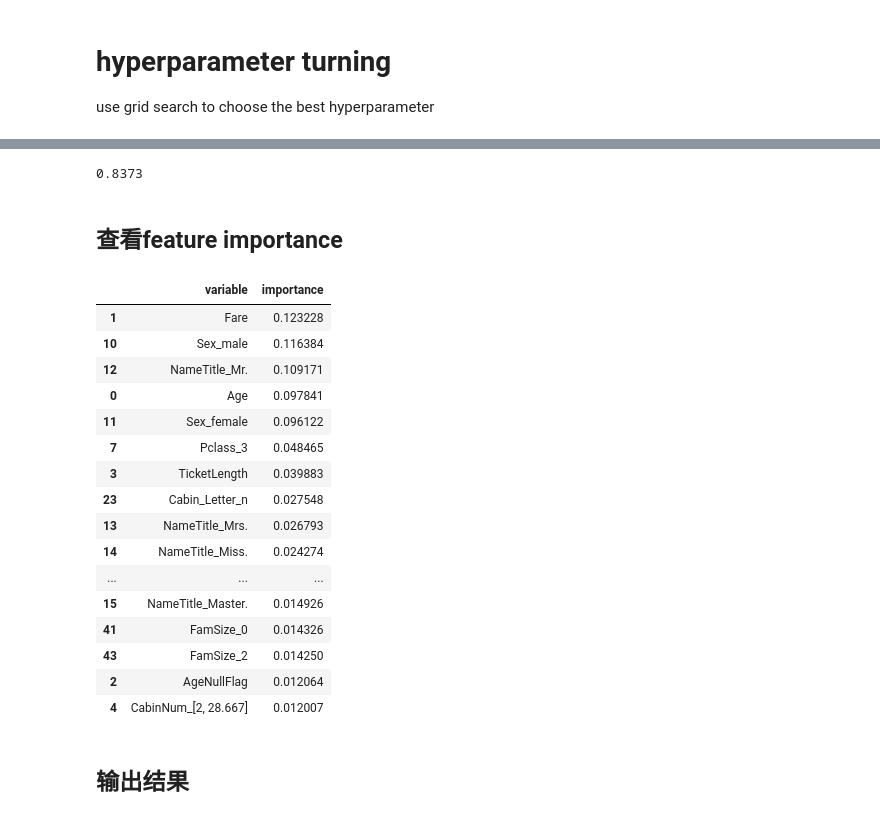
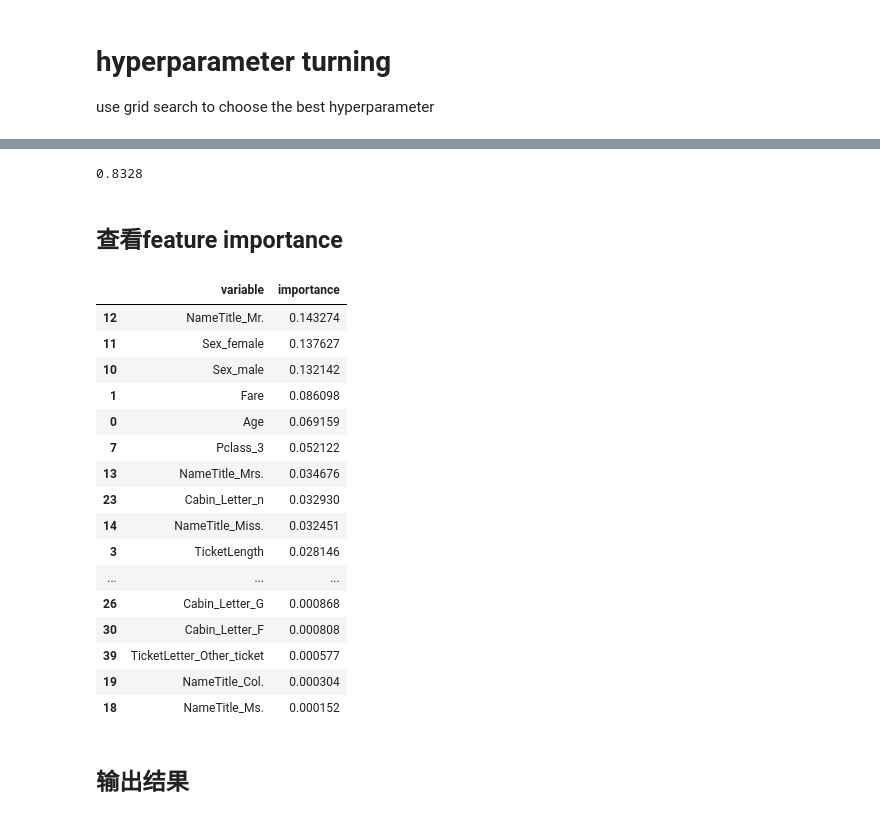
Before and after one commit to wakemeup-xyz/kaggle-titanic, a Jupyter notebook: My titanic.ipynb, the cells around one changed output, grey strips where cells are left out. Cells and saved outputs as stored; diff of their text form; code cells hidden in the pictures.

```diff
--- a/My titanic.ipynb
+++ b/My titanic.ipynb
@@ -919,10 +962,10 @@ print(gs.cv_results_)
 # %%
 from sklearn.ensemble import RandomForestClassifier
 
-rf = RandomForestClassifier(criterion='entropy',
-                             n_estimators=100,
-                             min_samples_split=8,
-                             min_samples_leaf=2,
+rf = RandomForestClassifier(criterion='gini',
+                             n_estimators=700,
+                             min_samples_split=20,
+                             min_samples_leaf=1,
                              max_features='auto',
                              oob_score=True,
                              random_state=1,
@@ -930,31 +973,31 @@ rf = RandomForestClassifier(criterion='entropy',
 rf.fit(train.iloc[:, 1:], train.iloc[:, 0])
 print("%.4f" % rf.oob_score_)
 # %% [output]
-0.8373
+0.8328
 # %% [markdown]
 ## 查看feature importance
 # %%
 pd.concat((pd.DataFrame(train.iloc[:, 1:].columns, columns = ['variable']),
            pd.DataFrame(rf.feature_importances_, columns = ['importance'])),
-          axis = 1).sort_values(by='importance', ascending = False)[:20]
+          axis = 1).sort_values(by='importance', ascending = False)
 # %% [output]
 |  | variable | importance |
-| 1 | Fare | 0.123228 |
-| 10 | Sex_male | 0.116384 |
-| 12 | NameTitle_Mr. | 0.109171 |
-| 0 | Age | 0.097841 |
-| 11 | Sex_female | 0.096122 |
-| 7 | Pclass_3 | 0.048465 |
-| 3 | TicketLength | 0.039883 |
-| 23 | Cabin_Letter_n | 0.027548 |
-| 13 | NameTitle_Mrs. | 0.026793 |
-| 14 | NameTitle_Miss. | 0.024274 |
+| 12 | NameTitle_Mr. | 0.143274 |
+| 11 | Sex_female | 0.137627 |
+| 10 | Sex_male | 0.132142 |
+| 1 | Fare | 0.086098 |
+| 0 | Age | 0.069159 |
+| 7 | Pclass_3 | 0.052122 |
+| 13 | NameTitle_Mrs. | 0.034676 |
+| 23 | Cabin_Letter_n | 0.032930 |
+| 14 | NameTitle_Miss. | 0.032451 |
+| 3 | TicketLength | 0.028146 |
 | ... | ... | ... |
-| 15 | NameTitle_Master. | 0.014926 |
-| 41 | FamSize_0 | 0.014326 |
-| 43 | FamSize_2 | 0.014250 |
-| 2 | AgeNullFlag | 0.012064 |
-| 4 | CabinNum_[2, 28.667] | 0.012007 |
+| 26 | Cabin_Letter_G | 0.000868 |
+| 30 | Cabin_Letter_F | 0.000808 |
+| 39 | TicketLetter_Other_ticket | 0.000577 |
+| 19 | NameTitle_Col. | 0.000304 |
+| 18 | NameTitle_Ms. | 0.000152 |
 # %% [markdown]
 ## 输出结果
 # %%
```
Also changed, not shown: parts of 5 cells of this notebook, 2 other files.
